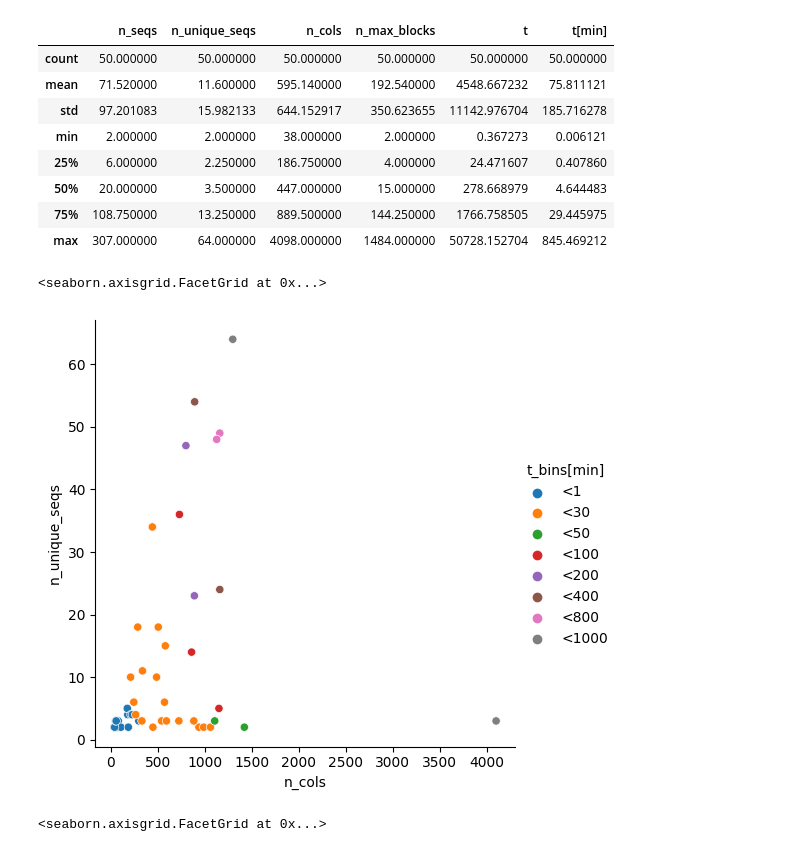
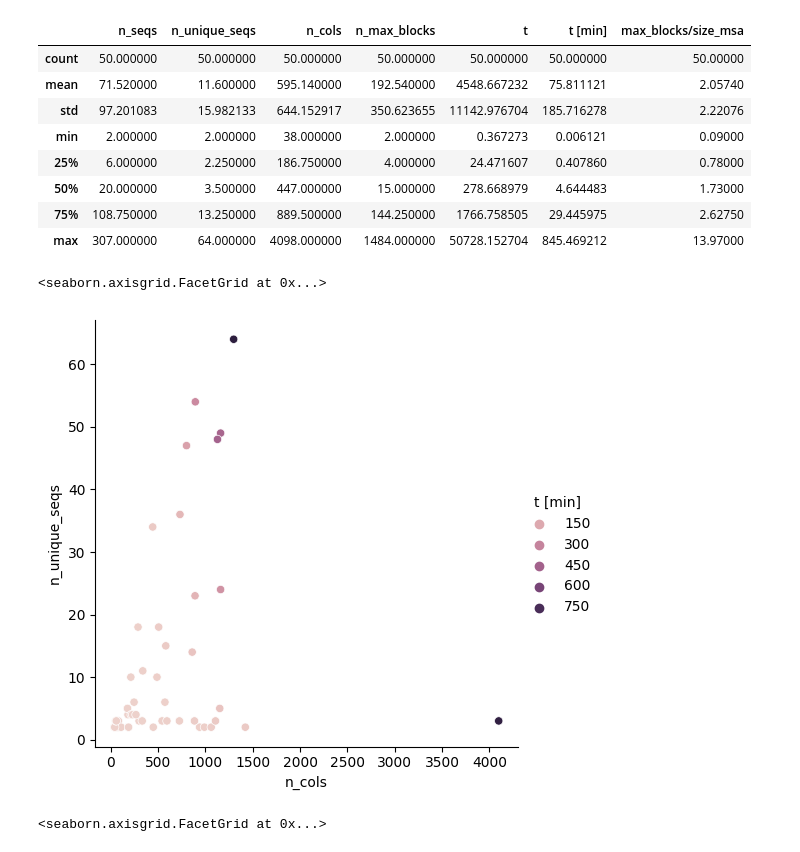
Before and after one commit to AlgoLab/pangeblocks, a Jupyter notebook: plots.ipynb, the cells around one changed output. Drawn from its saved outputs; the diff is of its cells as text; code cells hidden in the pictures.

Commit message:
block stats

```diff
--- a/plots.ipynb
+++ b/plots.ipynb
@@ -17,28 +13,39 @@ df.head()
+# %%
+# INPUTS
+path_max_blocks_stats=Path("out/smk_max_blocks.tsv")
+dir_max_blocks=Path("out/blocks/")
+# %%
+df = pd.read_csv(path_max_blocks_stats,sep="\t", index_col=False, header=0)
+df["t [min]"] = df["t"]/60
+
+# time in minutes
+vec_bins=[0,1,10,15,30,45,60,120,180,300,720,1440,10_000] # bins in minutes
+label_bins = [f"<{bin}" for bin in vec_bins[1:]]
+df["t_[min]"]=pd.cut(df["t [min]"], bins=vec_bins, labels=label_bins)
+# %%
+# 1. size_msa = n_rows x n_cols, n_rows: n_unique_seqs in the table
+df["max_blocks/size_msa"] = df.apply(lambda row: round(100*row["n_max_blocks"]/(row["n_unique_seqs"]*row["n_cols"]),2),axis=1)
 # %%
 df.describe()
 # %% [output]
-|  | n_seqs | n_unique_seqs | n_cols | n_max_blocks | t | t[min] |
-| count | 50.000000 | 50.000000 | 50.000000 | 50.000000 | 50.000000 | 50.000000 |
-| mean | 71.520000 | 11.600000 | 595.140000 | 192.540000 | 4548.667232 | 75.811121 |
-| std | 97.201083 | 15.982133 | 644.152917 | 350.623655 | 11142.976704 | 185.716278 |
-| min | 2.000000 | 2.000000 | 38.000000 | 2.000000 | 0.367273 | 0.006121 |
-| 25% | 6.000000 | 2.250000 | 186.750000 | 4.000000 | 24.471607 | 0.407860 |
-| 50% | 20.000000 | 3.500000 | 447.000000 | 15.000000 | 278.668979 | 4.644483 |
-| 75% | 108.750000 | 13.250000 | 889.500000 | 144.250000 | 1766.758505 | 29.445975 |
-| max | 307.000000 | 64.000000 | 4098.000000 | 1484.000000 | 50728.152704 | 845.469212 |
+|  | n_seqs | n_unique_seqs | n_cols | n_max_blocks | t | t [min] | max_blocks/size_msa |
+| count | 50.000000 | 50.000000 | 50.000000 | 50.000000 | 50.000000 | 50.000000 | 50.00000 |
+| mean | 71.520000 | 11.600000 | 595.140000 | 192.540000 | 4548.667232 | 75.811121 | 2.05740 |
+| std | 97.201083 | 15.982133 | 644.152917 | 350.623655 | 11142.976704 | 185.716278 | 2.22076 |
+| min | 2.000000 | 2.000000 | 38.000000 | 2.000000 | 0.367273 | 0.006121 | 0.09000 |
+| 25% | 6.000000 | 2.250000 | 186.750000 | 4.000000 | 24.471607 | 0.407860 | 0.78000 |
+| 50% | 20.000000 | 3.500000 | 447.000000 | 15.000000 | 278.668979 | 4.644483 | 1.73000 |
+| 75% | 108.750000 | 13.250000 | 889.500000 | 144.250000 | 1766.758505 | 29.445975 | 2.62750 |
+| max | 307.000000 | 64.000000 | 4098.000000 | 1484.000000 | 50728.152704 | 845.469212 | 13.97000 |
-# %%
-vec_bins=[0,1,30,50,100,200,400,800,1000]
-label_bins = [f"<{bin}" for bin in vec_bins[1:]]
-df["t_bins[min]"]=pd.cut(df["t[min]"], bins=vec_bins, labels=label_bins)
 # %%
 sns.relplot(df,
     x="n_cols",
     y="n_unique_seqs",
-    hue="t_bins[min]",
+    hue="t [min]",
 )
 # %% [output]
 <seaborn.axisgrid.FacetGrid at 0x...>
-[figure, old version]
+[figure, new version]
 # %%
 sns.relplot(df,
     x="n_cols",
```
Also changed, not shown: parts of 9 cells of this notebook, 7 other files.
